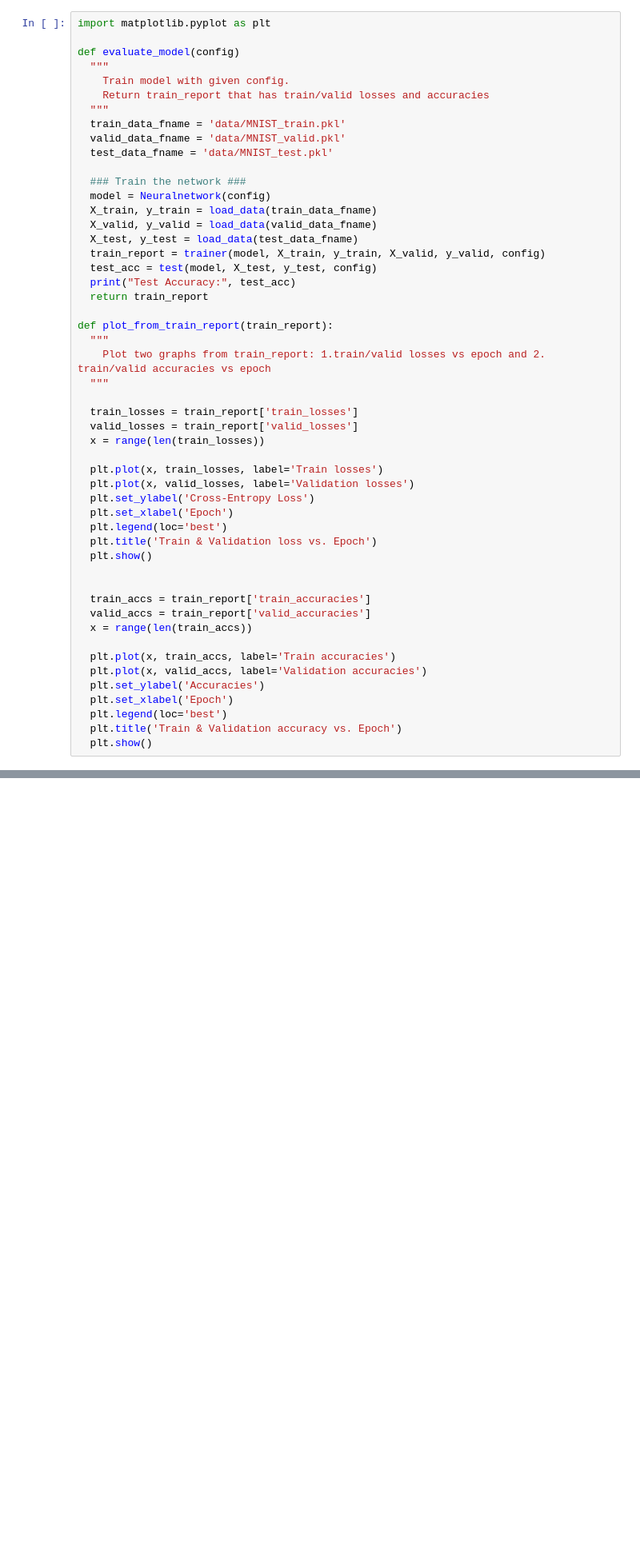
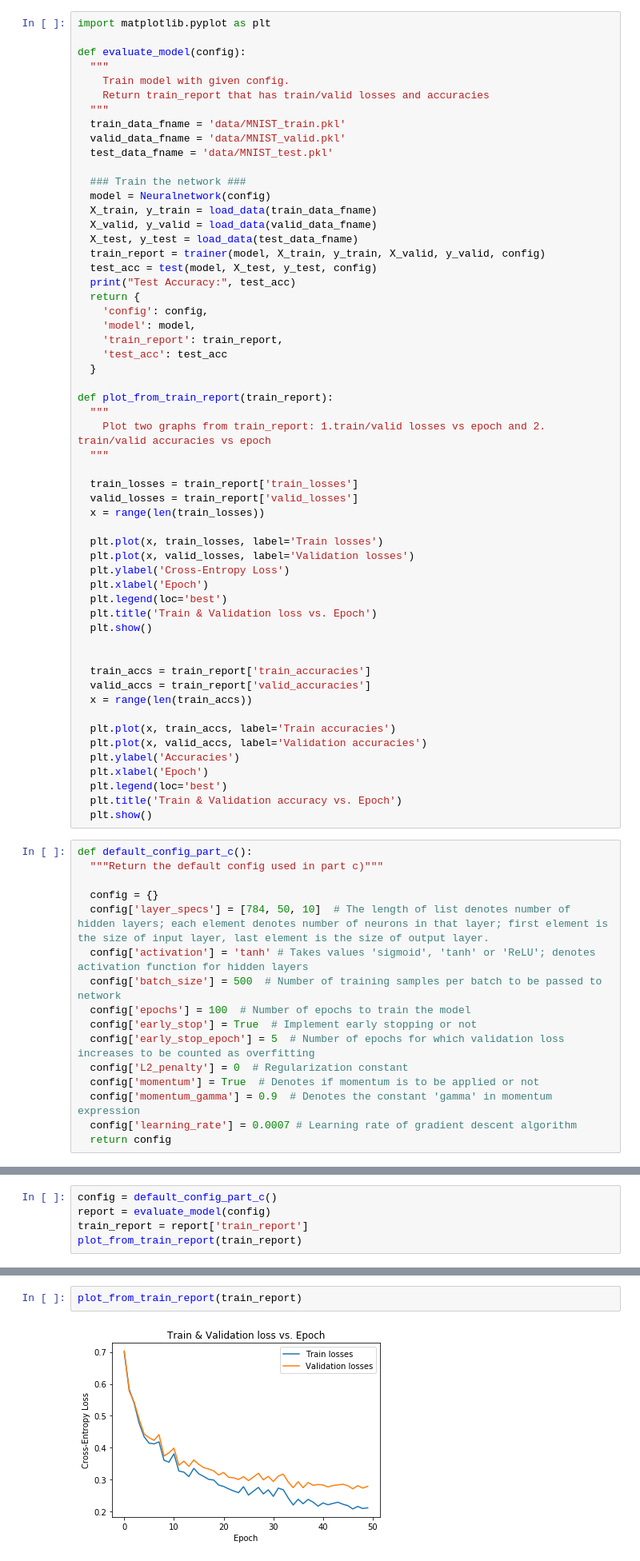
Before and after one commit to aunnnn/PA2-Backprop, a Jupyter notebook: main_neuralnet.ipynb, the cells around one changed output, grey strips where cells are left out. Shown at 80% size. Cells and saved outputs as stored; diff of their text form; blank space fills up the shorter version.

```diff
--- a/main_neuralnet.ipynb
+++ b/main_neuralnet.ipynb
@@ -500,7 +481,7 @@ print(sum(checks)/len(checks))
 # %%
 import matplotlib.pyplot as plt
 
-def evaluate_model(config)
+def evaluate_model(config):
   """
     Train model with given config.
     Return train_report that has train/valid losses and accuracies
@@ -517,7 +498,12 @@ def evaluate_model(config)
   train_report = trainer(model, X_train, y_train, X_valid, y_valid, config)
   test_acc = test(model, X_test, y_test, config)
   print("Test Accuracy:", test_acc)
-  return train_report
+  return {
+    'config': config,
+    'model': model,
+    'train_report': train_report,
+    'test_acc': test_acc
+  }
 
 def plot_from_train_report(train_report):
   """
@@ -530,8 +516,8 @@ def plot_from_train_report(train_report):
 
   plt.plot(x, train_losses, label='Train losses')
   plt.plot(x, valid_losses, label='Validation losses')
-  plt.set_ylabel('Cross-Entropy Loss')
-  plt.set_xlabel('Epoch')
+  plt.ylabel('Cross-Entropy Loss')
+  plt.xlabel('Epoch')
   plt.legend(loc='best')
   plt.title('Train & Validation loss vs. Epoch')
   plt.show()
@@ -543,8 +529,24 @@ def plot_from_train_report(train_report):
 
   plt.plot(x, train_accs, label='Train accuracies')
   plt.plot(x, valid_accs, label='Validation accuracies')
-  plt.set_ylabel('Accuracies')
-  plt.set_xlabel('Epoch')
+  plt.ylabel('Accuracies')
+  plt.xlabel('Epoch')
   plt.legend(loc='best')
   plt.title('Train & Validation accuracy vs. Epoch')
   plt.show()
+# %%
+def default_config_part_c():
+  """Return the default config used in part c)"""
+
+  config = {}
+  config['layer_specs'] = [784, 50, 10]  # The length of list denotes number of hidden layers; each element denotes number of neurons in that layer; first element is the size of input layer, last element is the size of output layer.
+  config['activation'] = 'tanh' # Takes values 'sigmoid', 'tanh' or 'ReLU'; denotes activation function for hidden layers
+  config['batch_size'] = 500  # Number of training samples per batch to be passed to network
+  config['epochs'] = 100  # Number of epochs to train the model
+  config['early_stop'] = True  # Implement early stopping or not
+  config['early_stop_epoch'] = 5  # Number of epochs for which validation loss increases to be counted as overfitting
+  config['L2_penalty'] = 0  # Regularization constant
+  config['momentum'] = True  # Denotes if momentum is to be applied or not
+  config['momentum_gamma'] = 0.9  # Denotes the constant 'gamma' in momentum expression
+  config['learning_rate'] = 0.0007 # Learning rate of gradient descent algorithm
+  return config
@@ -550,0 +555,5 @@ def plot_from_train_report(train_report):
+# %%
+config = default_config_part_c()
+report = evaluate_model(config)
+train_report = report['train_report']
+plot_from_train_report(train_report)
@@ -550,0 +584,4 @@ def plot_from_train_report(train_report):
+# %%
+plot_from_train_report(train_report)
+# %% [output]
+[figure, added]
```
Also changed, not shown: parts of 5 cells of this notebook, 1 other file.
